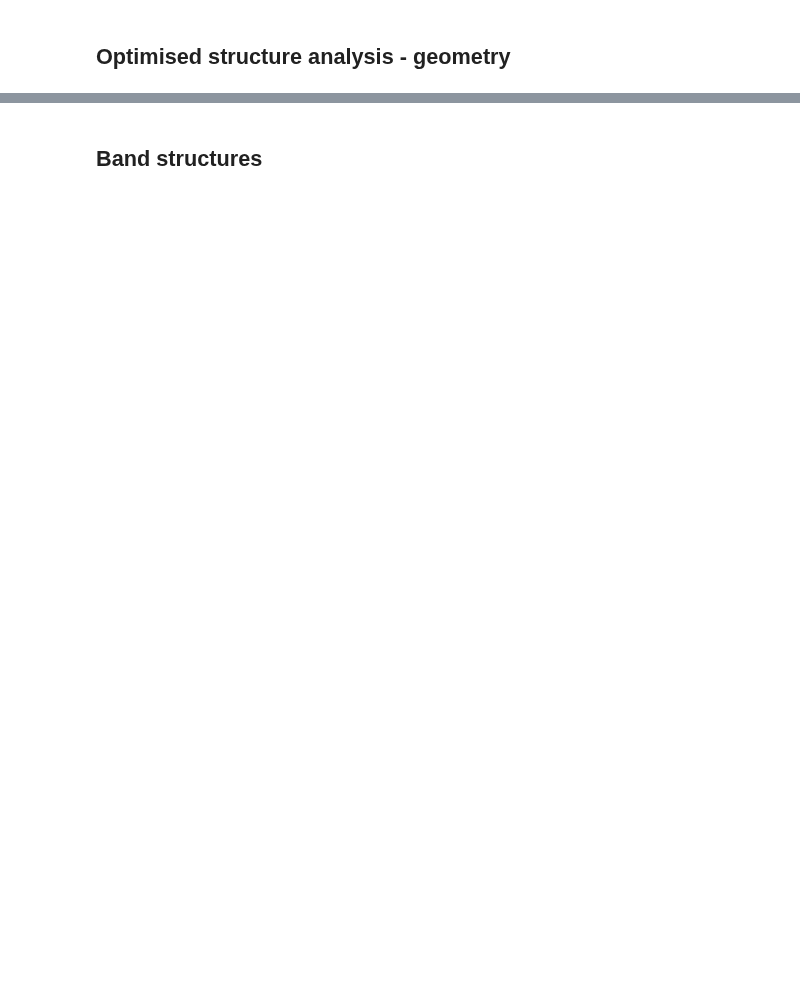
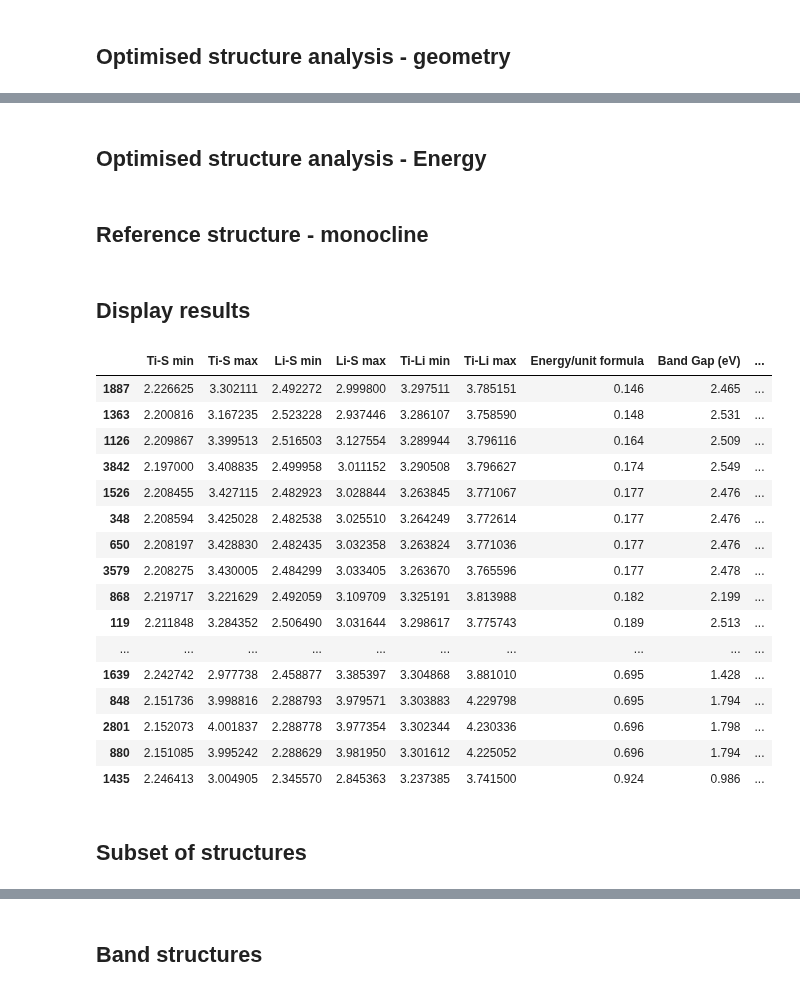
Before and after one commit to cmsg-icl/solid-solutions, a Jupyter notebook: Li2TiS.ipynb, the cells around one changed output, grey strips where cells are left out. Drawn from its saved outputs; the diff is of its cells as text; code cells hidden in the pictures; blank space fills up the shorter version.

Commit message:
Add Ti-Li distances to df

```diff
--- a/Li2TiS.ipynb
+++ b/Li2TiS.ipynb
@@ -362,0 +275,30 @@ df.sort_values('Energy/unit formula', axis=0, ascending=True, inplace=False)
+# %% [markdown]
+## Optimised structure analysis - Energy
+# %%
+energy = []
+band_gap = []
+volume = []
+a = []
+b = []
+c = []
+alpha = []
+beta = []
+gamma = []
+converged = []
+for structure in selected_structures:
+    cry_out = Crystal_output('data/calculations/optgeom/LTS_%s_B3LYP_Ahl_b.out'%structure)
+    energy.append(cry_out.final_energy())
+    band_gap.append(cry_out.get_band_gap())
+    converged.append(cry_out.converged)
+    structure_pmg = cry_gui2pmg('data/calculations/optgeom/LTS_%s_B3LYP_Ahl_b.gui'%structure)
+    volume.append(structure_pmg.volume)
+    a.append(structure_pmg.lattice.a)
+    b.append(structure_pmg.lattice.b)
+    c.append(structure_pmg.lattice.c)
+    alpha.append(structure_pmg.lattice.alpha)
+    beta.append(structure_pmg.lattice.beta)
+    gamma.append(structure_pmg.lattice.gamma)
+volume = np.array(volume)/min(volume)
+energy = np.array(energy)
+# %% [markdown]
+## Reference structure - monocline
@@ -362,0 +309,38 @@ df.sort_values('Energy/unit formula', axis=0, ascending=True, inplace=False)
+# %% [markdown]
+## Display results
+# %%
+df = pd.DataFrame(list(zip(ti_s_distance_min,ti_s_distance_max,
+                           li_s_distance_min,li_s_distance_max,
+                            ti_li_distance_min, ti_li_distance_max,
+                          np.round(energy,3),np.round(band_gap,3),description,
+                           volume,)),
+                           #a,b,c,alpha,beta,gamma,converged)),
+                 columns=['Ti-S min','Ti-S max',
+                          'Li-S min','Li-S max',
+                          'Ti-Li min','Ti-Li max',
+                          'Energy/unit formula',
+                          'Band Gap (eV)','Description',
+                          'Volume',],
+                          #'a','b','c','alpha','beta','gamma','Converged (TMP)'],
+                 index=selected_structures)
+df.sort_values('Energy/unit formula', axis=0, ascending=True, inplace=False)
+# %% [output]
+|  | Ti-S min | Ti-S max | Li-S min | Li-S max | Ti-Li min | Ti-Li max | Energy/unit formula | Band Gap (eV) | ... |
+| 1887 | 2.226625 | 3.302111 | 2.492272 | 2.999800 | 3.297511 | 3.785151 | 0.146 | 2.465 | ... |
+| 1363 | 2.200816 | 3.167235 | 2.523228 | 2.937446 | 3.286107 | 3.758590 | 0.148 | 2.531 | ... |
+| 1126 | 2.209867 | 3.399513 | 2.516503 | 3.127554 | 3.289944 | 3.796116 | 0.164 | 2.509 | ... |
+| 3842 | 2.197000 | 3.408835 | 2.499958 | 3.011152 | 3.290508 | 3.796627 | 0.174 | 2.549 | ... |
+| 1526 | 2.208455 | 3.427115 | 2.482923 | 3.028844 | 3.263845 | 3.771067 | 0.177 | 2.476 | ... |
+| 348 | 2.208594 | 3.425028 | 2.482538 | 3.025510 | 3.264249 | 3.772614 | 0.177 | 2.476 | ... |
+| 650 | 2.208197 | 3.428830 | 2.482435 | 3.032358 | 3.263824 | 3.771036 | 0.177 | 2.476 | ... |
+| 3579 | 2.208275 | 3.430005 | 2.484299 | 3.033405 | 3.263670 | 3.765596 | 0.177 | 2.478 | ... |
+| 868 | 2.219717 | 3.221629 | 2.492059 | 3.109709 | 3.325191 | 3.813988 | 0.182 | 2.199 | ... |
+| 119 | 2.211848 | 3.284352 | 2.506490 | 3.031644 | 3.298617 | 3.775743 | 0.189 | 2.513 | ... |
+| ... | ... | ... | ... | ... | ... | ... | ... | ... | ... |
+| 1639 | 2.242742 | 2.977738 | 2.458877 | 3.385397 | 3.304868 | 3.881010 | 0.695 | 1.428 | ... |
+| 848 | 2.151736 | 3.998816 | 2.288793 | 3.979571 | 3.303883 | 4.229798 | 0.695 | 1.794 | ... |
+| 2801 | 2.152073 | 4.001837 | 2.288778 | 3.977354 | 3.302344 | 4.230336 | 0.696 | 1.798 | ... |
+| 880 | 2.151085 | 3.995242 | 2.288629 | 3.981950 | 3.301612 | 4.225052 | 0.696 | 1.794 | ... |
+| 1435 | 2.246413 | 3.004905 | 2.345570 | 2.845363 | 3.237385 | 3.741500 | 0.924 | 0.986 | ... |
+# %% [markdown]
+## Subset of structures
```
Also changed, not shown: parts of 40 cells of this notebook.
